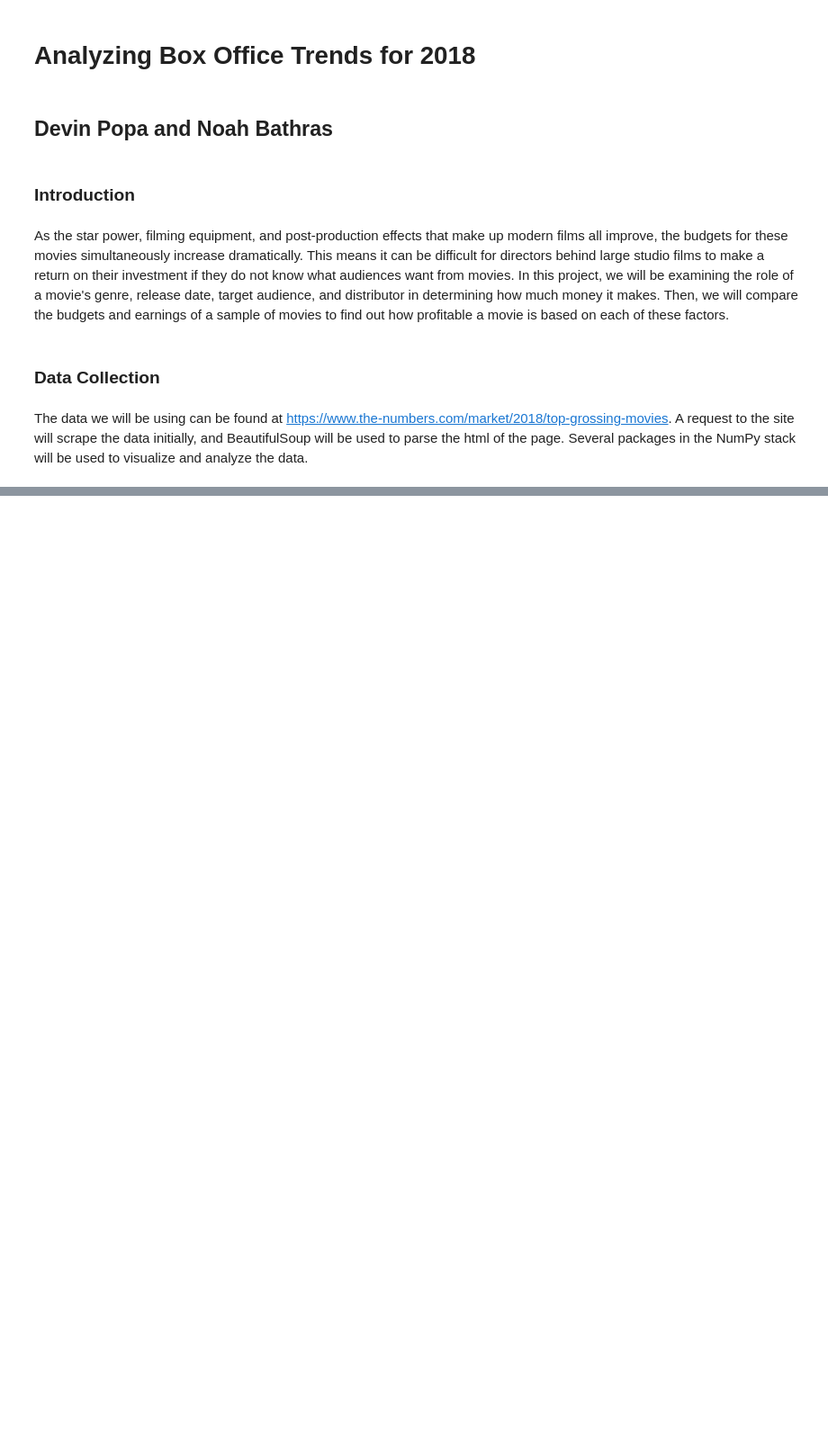
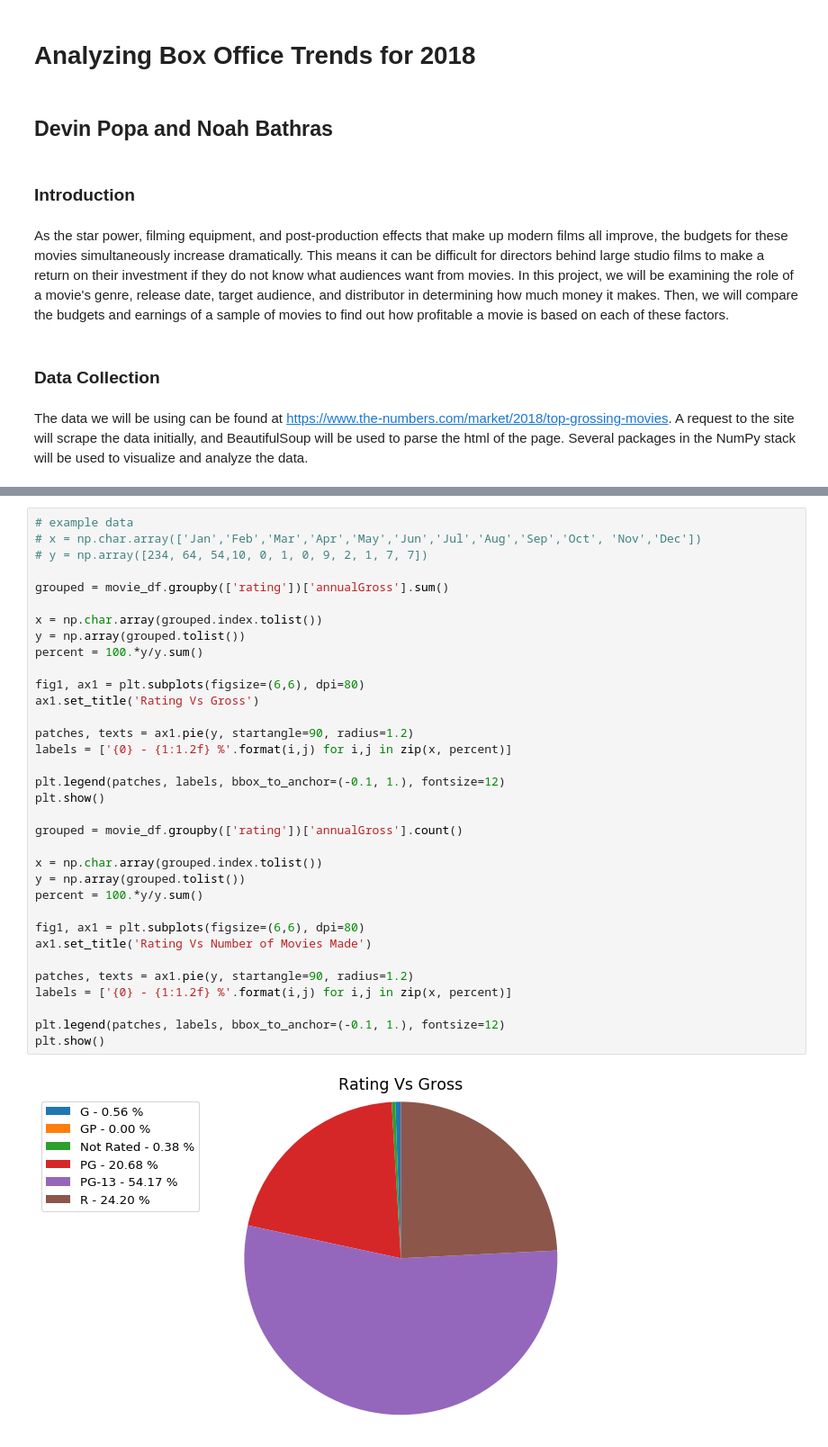
Before and after one commit to devinpopa/devinpopa.github.io, a Jupyter notebook: Devin_Popa_Noah_Bathras_Final_Tutorial.ipynb, the cells around one changed output, grey strips where cells are left out. Shown at 90% size. Drawn from its saved outputs; the diff is of its cells as text; blank space fills up the shorter version.

```diff
--- a/Devin_Popa_Noah_Bathras_Final_Tutorial.ipynb
+++ b/Devin_Popa_Noah_Bathras_Final_Tutorial.ipynb
@@ -49,0 +127,36 @@ movie_df.head()
+# %%
+# example data
+# x = np.char.array(['Jan','Feb','Mar','Apr','May','Jun','Jul','Aug','Sep','Oct', 'Nov','Dec'])
+# y = np.array([234, 64, 54,10, 0, 1, 0, 9, 2, 1, 7, 7])
+
+grouped = movie_df.groupby(['rating'])['annualGross'].sum()
+
+x = np.char.array(grouped.index.tolist())
+y = np.array(grouped.tolist())
+percent = 100.*y/y.sum()
+
+fig1, ax1 = plt.subplots(figsize=(6,6), dpi=80)
+ax1.set_title('Rating Vs Gross')
+
+patches, texts = ax1.pie(y, startangle=90, radius=1.2)
+labels = ['{0} - {1:1.2f} %'.format(i,j) for i,j in zip(x, percent)]
+
+plt.legend(patches, labels, bbox_to_anchor=(-0.1, 1.), fontsize=12)
+plt.show()
+
+grouped = movie_df.groupby(['rating'])['annualGross'].count()
+
+x = np.char.array(grouped.index.tolist())
+y = np.array(grouped.tolist())
+percent = 100.*y/y.sum()
+
+fig1, ax1 = plt.subplots(figsize=(6,6), dpi=80)
+ax1.set_title('Rating Vs Number of Movies Made')
+
+patches, texts = ax1.pie(y, startangle=90, radius=1.2)
+labels = ['{0} - {1:1.2f} %'.format(i,j) for i,j in zip(x, percent)]
+
+plt.legend(patches, labels, bbox_to_anchor=(-0.1, 1.), fontsize=12)
+plt.show()
+# %% [output]
+[figure, added]
```
Also changed, not shown: parts of 4 cells of this notebook.
